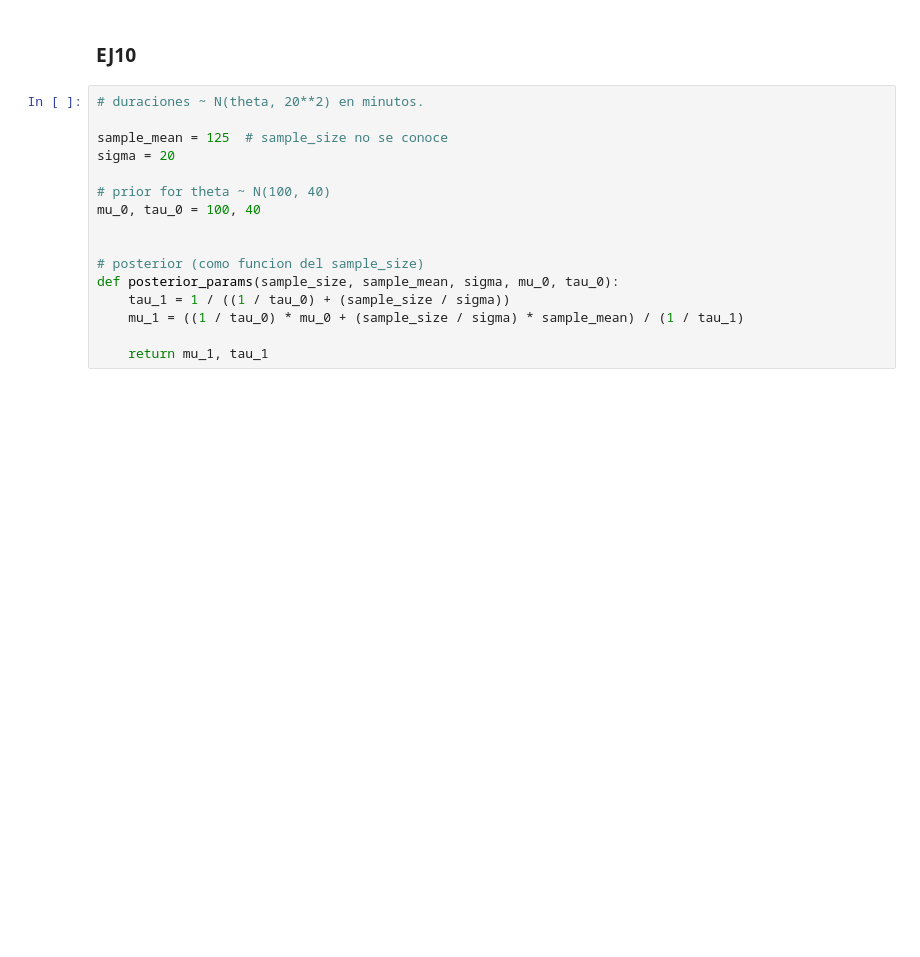
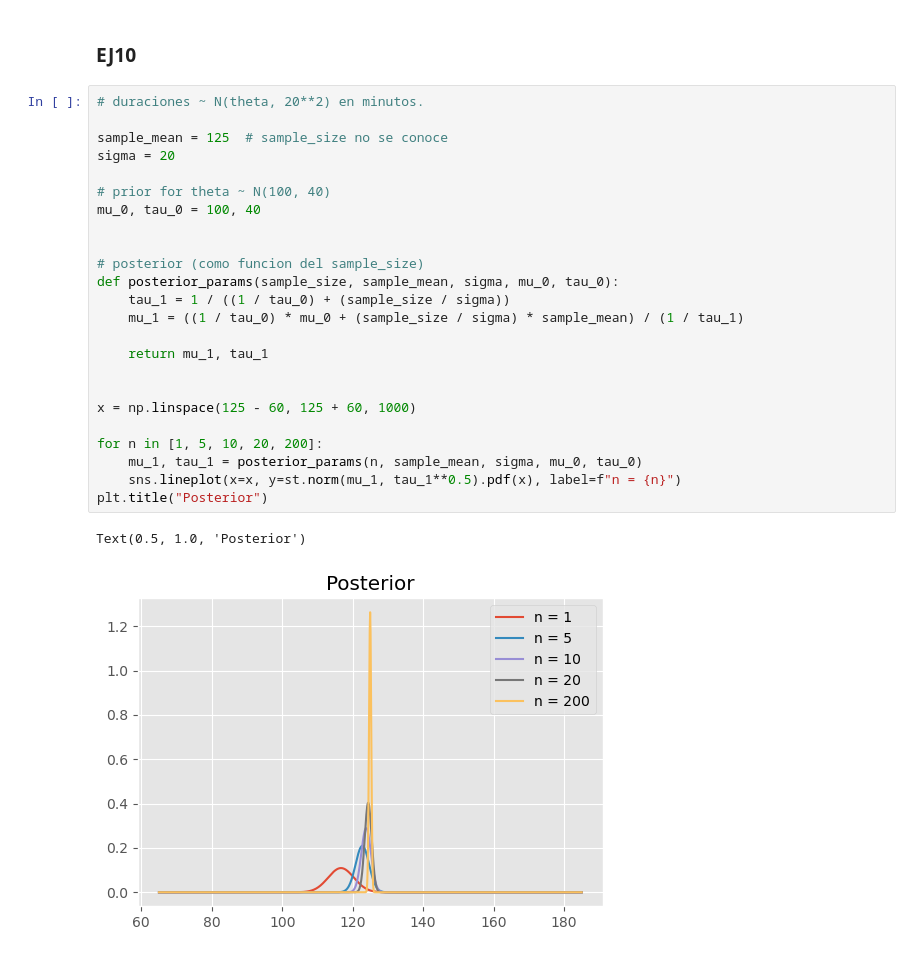
Before and after one commit to DamianPiuselli/estadistica-e-inferencia-I, a Jupyter notebook: guia5-6.ipynb, the cells around one changed output. Cells and saved outputs as stored; diff of their text form; blank space fills up the shorter version.

```diff
--- a/guia5-6.ipynb
+++ b/guia5-6.ipynb
@@ -264,16 +264,27 @@ mu_1 = 4.875, tau_1 = 0.010
 # %%
 # duraciones ~ N(theta, 20**2) en minutos.
 
 sample_mean = 125  # sample_size no se conoce
 sigma = 20
 
 # prior for theta ~ N(100, 40)
 mu_0, tau_0 = 100, 40
 
 
 # posterior (como funcion del sample_size)
 def posterior_params(sample_size, sample_mean, sigma, mu_0, tau_0):
     tau_1 = 1 / ((1 / tau_0) + (sample_size / sigma))
     mu_1 = ((1 / tau_0) * mu_0 + (sample_size / sigma) * sample_mean) / (1 / tau_1)
 
     return mu_1, tau_1
+
+
+x = np.linspace(125 - 60, 125 + 60, 1000)
+
+for n in [1, 5, 10, 20, 200]:
+    mu_1, tau_1 = posterior_params(n, sample_mean, sigma, mu_0, tau_0)
+    sns.lineplot(x=x, y=st.norm(mu_1, tau_1**0.5).pdf(x), label=f"n = {n}")
+plt.title("Posterior")
+# %% [output]
+Text(0.5, 1.0, 'Posterior')
+[figure, added]
```
Also changed, not shown: parts of 8 cells of this notebook, 1 other file.
